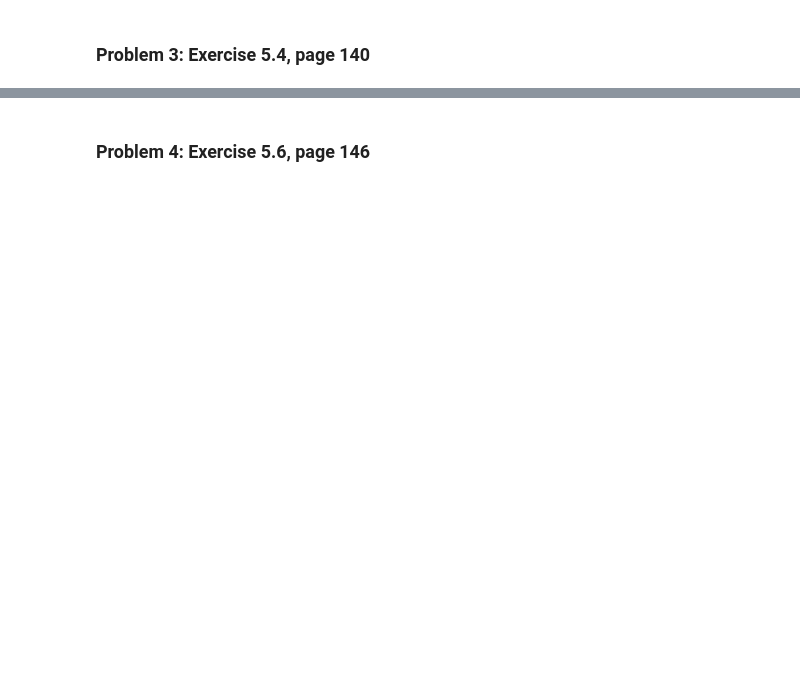
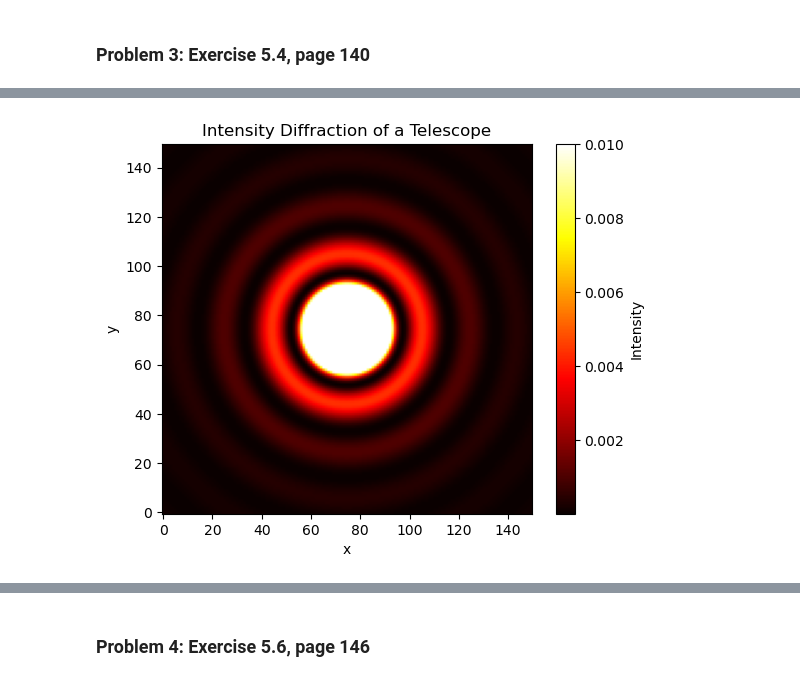
Before and after one commit to LDeGroot-Wooster/CompPhys26, a Jupyter notebook: General/Homework04_KristenTownsend.ipynb, the cells around one changed output, grey strips where cells are left out. Drawn from its saved outputs; the diff is of its cells as text; code cells hidden in the pictures; blank space fills up the shorter version.

```diff
--- a/General/Homework04_KristenTownsend.ipynb
+++ b/General/Homework04_KristenTownsend.ipynb
@@ -151,2 +228,54 @@ part b, ggraph E(x) as a function of x
+# %%
+# part b
+# define function for the intensity
+def I(r):
+    # constants
+    I0 = 1 # an assumption
+    L = 500e-9 #meters
+    k = 2*math.pi / L
+
+    # makes plugging everything in a bit easier
+    x = k*r
+
+    # call Bessel function to find J1(kr)
+    J1 = J(1, x, j) # m, x, j(function)
+
+    # avoid dividing by zero
+    if r < 1e-10:
+        Intensity = I0 * (1/2)**2 # using time lim->0 J(x)/x = 1/2
+    else:
+        Intensity = I0 * (J1/x)**2
+
+    return Intensity
+
+# values for x, y grid
+extent = 1e-6 #meters
+N = 150
+
+x = np.linspace(-extent, extent, N)
+y = np.linspace(-extent, extent, N)
+
+# initializing a 2D array of zeros to hold I(r) results
+Intensity = np.zeros((len(x),len(y)))
+
+# loop through points to fill previous array
+for i in range(N):
+    for k in range(N):
+        # find r for coordinates x, y
+        r = math.sqrt(x[i]**2 + y[k]**2)
+        # Bessel
+        Intensity[k, i] = I(r) # row, column
+
+# plotting details
+plt.imshow(Intensity, origin="lower", vmax = 0.01) # limiting center intensity so the outer rings are visible
+plt.hot()
+plt.colorbar(label="Intensity")
+plt.xlabel('x')
+plt.ylabel('y')
+plt.title("Intensity Diffraction of a Telescope")
+
+plt.show()
+# %% [output]
+[figure, added]
 # %% [markdown]
 #### Explanation:
```
Also changed, not shown: parts of 14 cells of this notebook, 2 other files.
